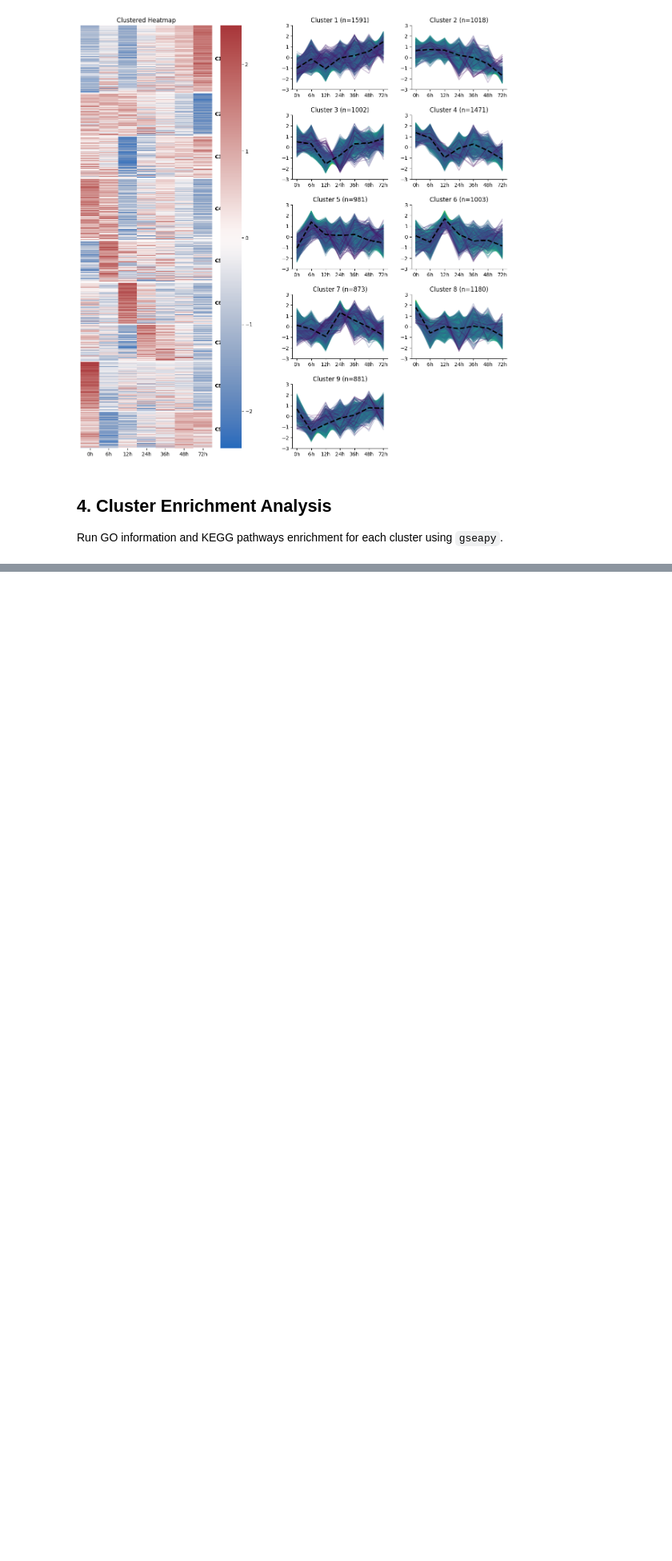
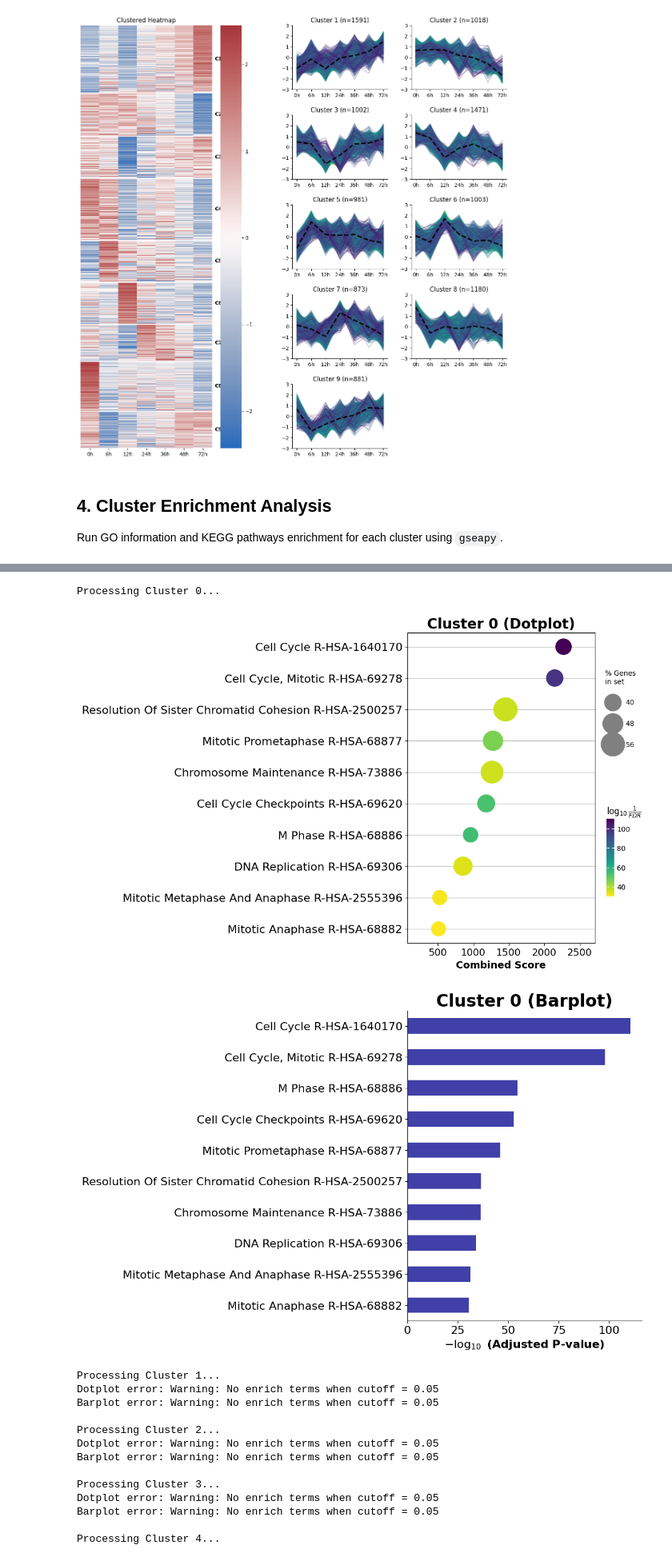
Before and after one commit to ddmanyes/bulk-rnaseq-pipeline, a Jupyter notebook: time_series_enrichment.ipynb, the cells around one changed output, grey strips where cells are left out. Shown at 80% size. Cells and saved outputs as stored; diff of their text form; code cells hidden in the pictures; blank space fills up the shorter version.

Commit message:
Refine Time Series Notebook: Add barplots and fix bugs

```diff
--- a/time_series_enrichment.ipynb
+++ b/time_series_enrichment.ipynb
@@ -31,7 +33,15 @@ except FileNotFoundError:
     print(f"File not found: {counts_path}. Please ensure the pipeline has been run.")
 
 # Load Metadata
-metadata_path = '/Users/zhanqiru/Downloads/seq_tt/bulk RNAseq分析pipline/bulk RNAseq分析pipline/bulk_RNAseq_ana_pipeline_v1/input/2025-12-16T12-26_export.csv'
+# Try to find the metadata file dynamically
+metadata_files = glob.glob('input/*export.csv')
+if metadata_files:
+    metadata_path = metadata_files[0] # Use the first found export file
+    print(f"Using metadata file: {metadata_path}")
+else:
+    metadata_path = 'input/metadata.csv' # Fallback
+    print(f"Using default metadata path: {metadata_path}")
+
 try:
     metadata = pd.read_csv(metadata_path, index_col=0)
     print(f"Loaded metadata: {metadata.shape}")
@@ -245,0 +195,66 @@ Found 14 significant terms.
+# %%
+
+# Run Enrichment
+results = {}
+species = 'Mouse' # Configured species
+gene_sets = ['GO_Biological_Process_2023', 'KEGG_2019_Mouse', 'Reactome_2022']
+
+unique_clusters = sorted(zscore_data['Cluster'].unique())
+
+for cluster_id in unique_clusters:
+    print(f"\nProcessing Cluster {cluster_id}...")
+    # Use zscore_data to get genes for the cluster
+    genes = zscore_data[zscore_data['Cluster'] == cluster_id].index.tolist()
+
+    if len(genes) < 5:
+        print("  Skipping: Too few genes.")
+        continue
+
+    try:
+        enr = gp.enrichr(gene_list=genes,
+                         gene_sets=gene_sets,
+                         organism=species,
+                         outdir=None) # Don't write to disk
+
+        results[cluster_id] = enr
+
+        # Filter for significant results for plotting
+        if enr.results.shape[0] == 0:
+             print(" No enrichment found.")
+             continue
+
+        # Dotplot
+        try:
+            ax = gp.dotplot(enr.res2d, title=f'Cluster {cluster_id} (Dotplot)',
+                            cmap='viridis_r', size=10, figsize=(6,8))
+            plt.show()
+        except Exception as e:
+            print(f"Dotplot error: {e}")
+
+        # Barplot
+        try:
+            ax = gp.barplot(enr.res2d, title=f'Cluster {cluster_id} (Barplot)',
+                            color='darkblue', figsize=(6,8))
+            plt.show()
+        except Exception as e:
+             print(f"Barplot error: {e}")
+
+    except Exception as e:
+        print(f"  Enrichment failed: {e}")
+# %% [output]
+Processing Cluster 0...
+[figure, added]
+[figure, added]
+Processing Cluster 1...
+Dotplot error: Warning: No enrich terms when cutoff = 0.05
+Barplot error: Warning: No enrich terms when cutoff = 0.05
+
+Processing Cluster 2...
+Dotplot error: Warning: No enrich terms when cutoff = 0.05
+Barplot error: Warning: No enrich terms when cutoff = 0.05
+
+Processing Cluster 3...
+Dotplot error: Warning: No enrich terms when cutoff = 0.05
+Barplot error: Warning: No enrich terms when cutoff = 0.05
+
+Processing Cluster 4...
```
Also changed, not shown: parts of 4 cells of this notebook.
